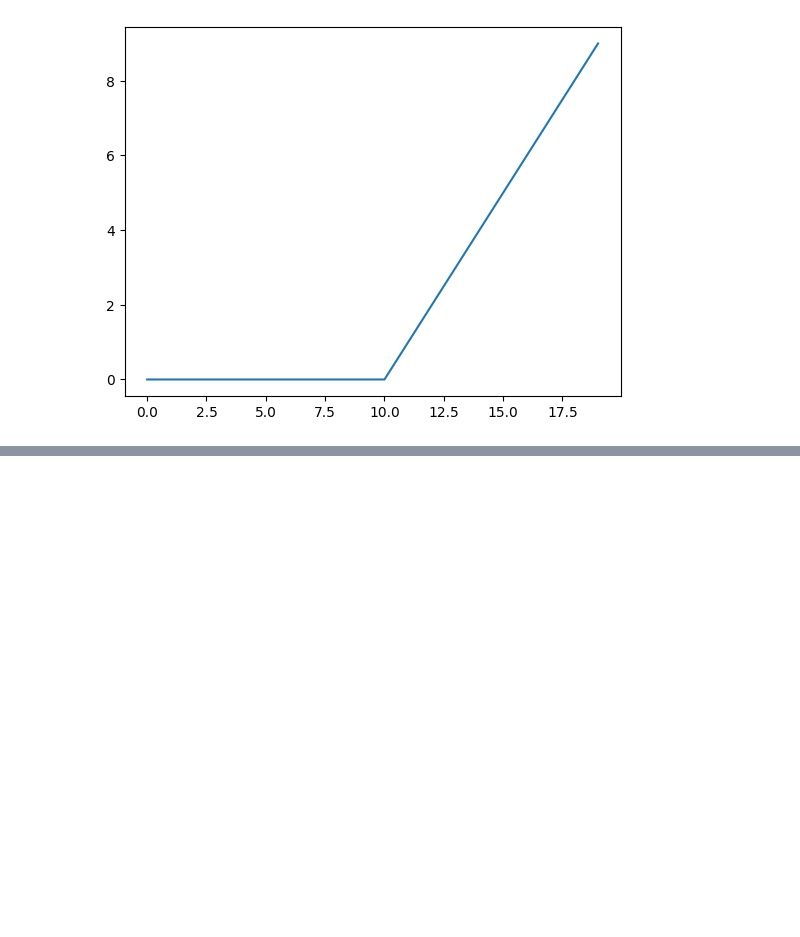
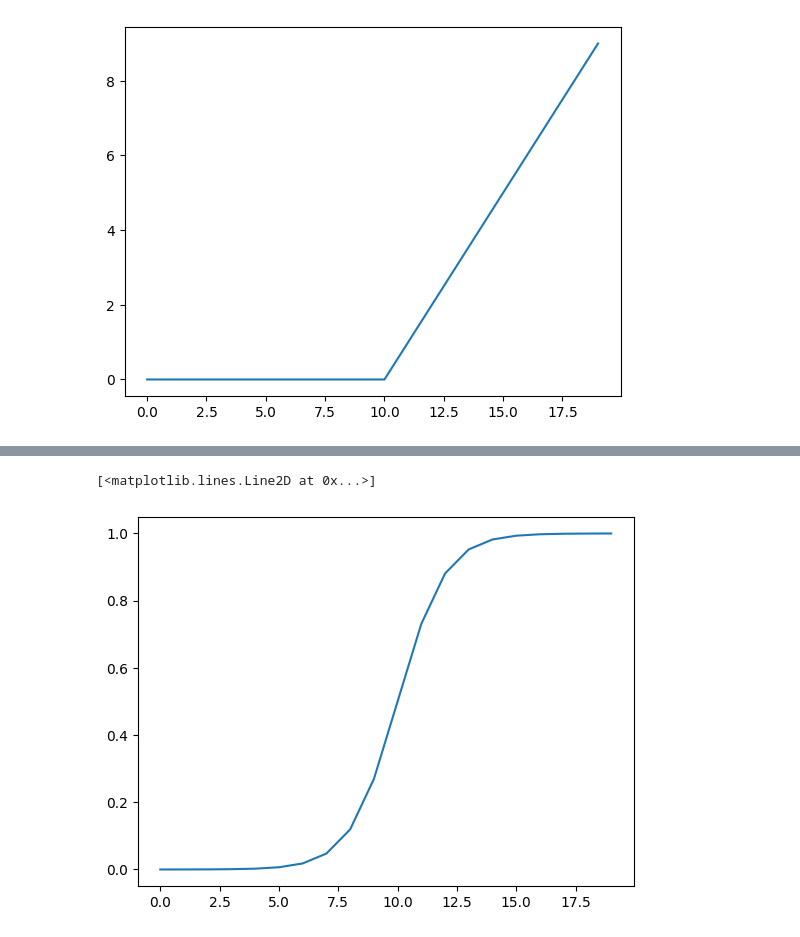
Before and after one commit to lamnhuthoa/pytorch-for-deep-learning, a Jupyter notebook: 02_pytorch_neural_network_classification/02_pytorch_neural_network_classification.ipynb, the cells around one changed output, grey strips where cells are left out. Saved outputs shown, nothing was run; the diff lists cells and outputs as text; code cells hidden in the pictures; blank space fills up the shorter version.

```diff
--- a/02_pytorch_neural_network_classification/02_pytorch_neural_network_classification.ipynb
+++ b/02_pytorch_neural_network_classification/02_pytorch_neural_network_classification.ipynb
@@ -953,0 +959,5 @@ def sigmoid(x: torch.Tensor) -> torch.Tensor:
+# %%
+plt.plot(sigmoid(A))
+# %% [output]
+[<matplotlib.lines.Line2D at 0x...>]
+[figure, added]
```
Also changed, not shown: parts of 10 cells of this notebook.
